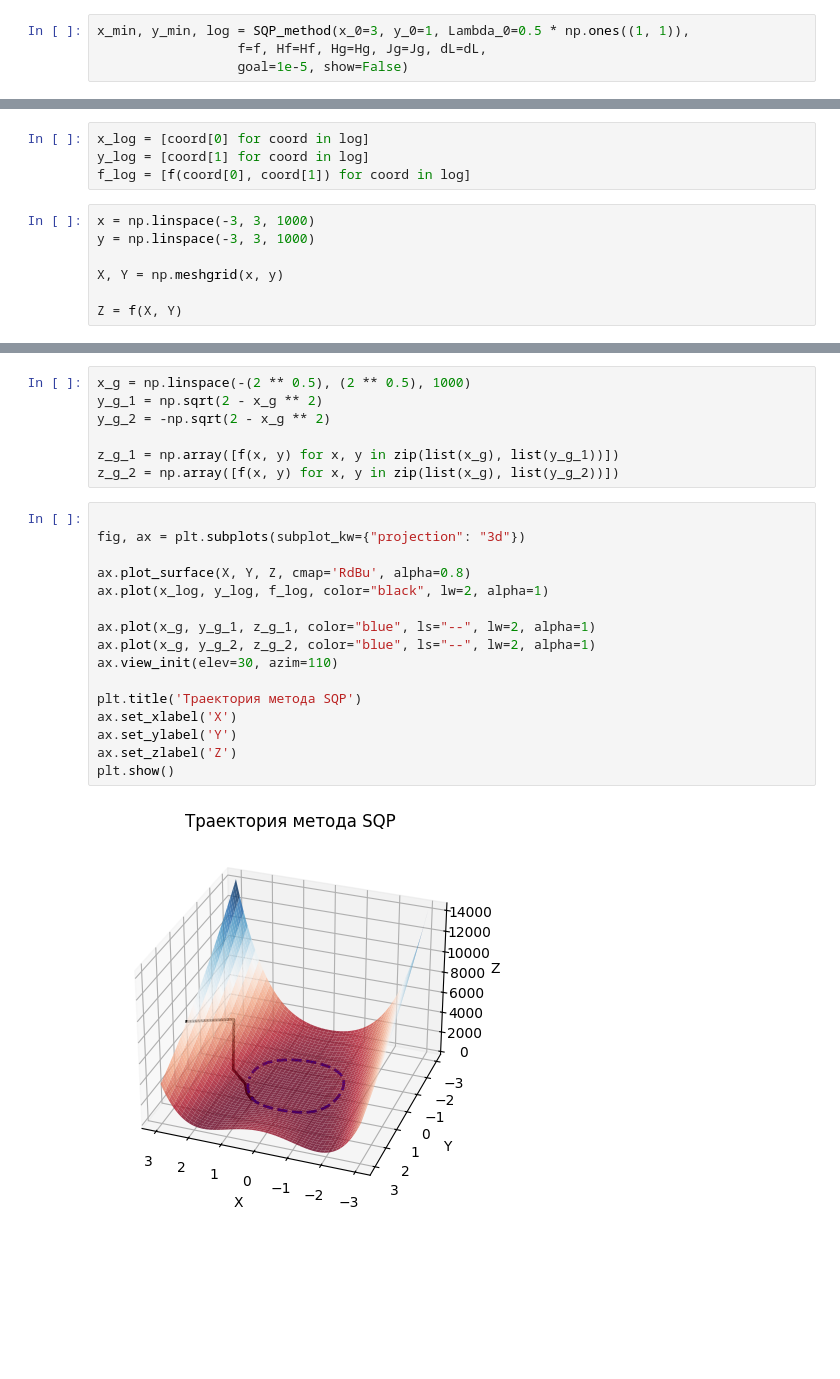
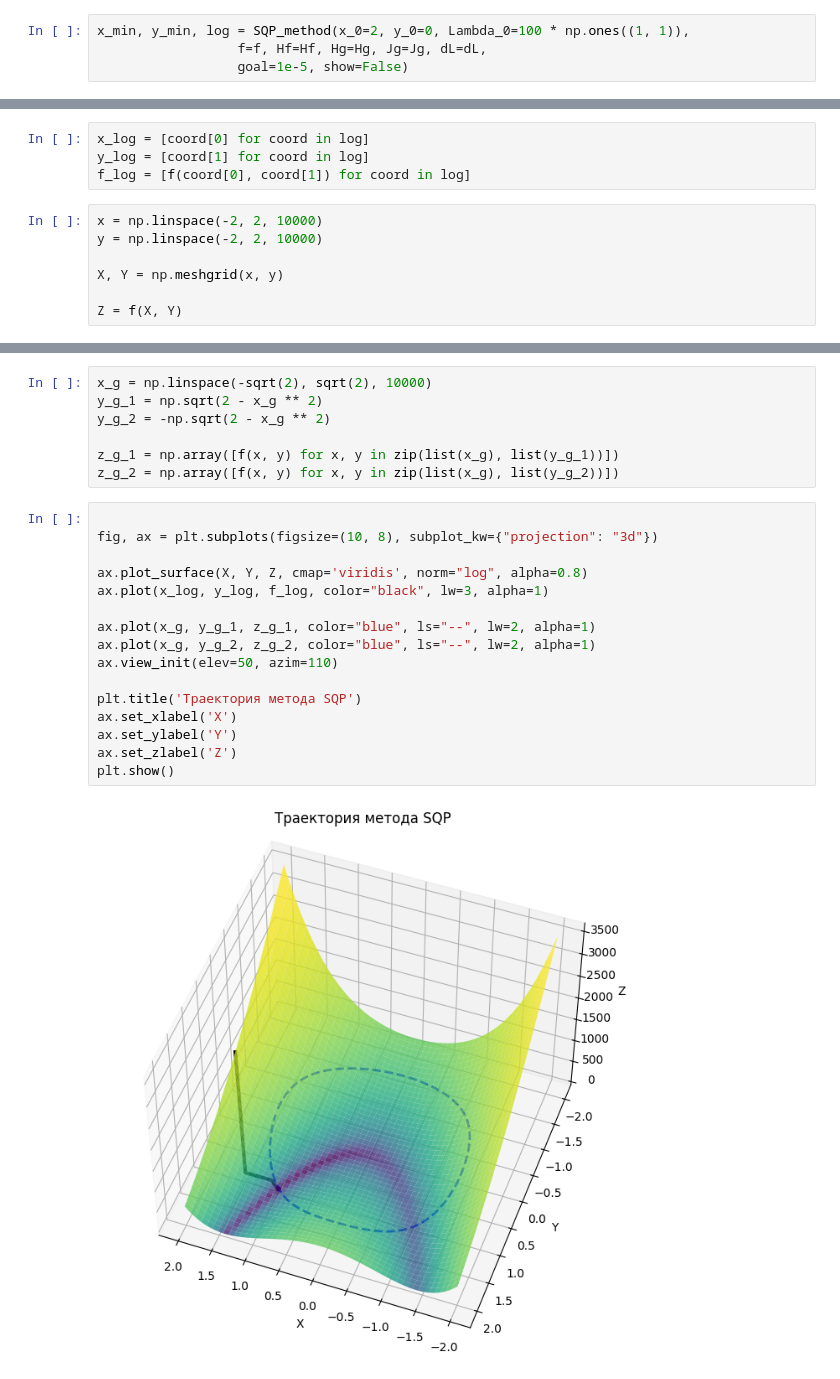
Before and after one commit to Egar02/Optimization-methods, a Jupyter notebook: notebooks/SQP.ipynb, the cells around one changed output, grey strips where cells are left out. Saved outputs shown, nothing was run; the diff lists cells and outputs as text; blank space fills up the shorter version.

```diff
--- a/notebooks/SQP.ipynb
+++ b/notebooks/SQP.ipynb
@@ -71,7 +71,7 @@ def dL(x, y, Lambda):
 
     return np.vstack([L1, L2])
 # %%
-x_min, y_min, log = SQP_method(x_0=3, y_0=1, Lambda_0=0.5 * np.ones((1, 1)),
+x_min, y_min, log = SQP_method(x_0=2, y_0=0, Lambda_0=100 * np.ones((1, 1)),
                   f=f, Hf=Hf, Hg=Hg, Jg=Jg, dL=dL,
                   goal=1e-5, show=False)
 # %% [output]
@@ -87,8 +87,8 @@ x_log = [coord[0] for coord in log]
 y_log = [coord[1] for coord in log]
 f_log = [f(coord[0], coord[1]) for coord in log]
 # %%
-x = np.linspace(-3, 3, 1000)
-y = np.linspace(-3, 3, 1000)
+x = np.linspace(-2, 2, 10000)
+y = np.linspace(-2, 2, 10000)
 
 X, Y = np.meshgrid(x, y)
 
@@ -96,5 +98,5 @@ Z = f(X, Y)
 # %%
-x_g = np.linspace(-(2 ** 0.5), (2 ** 0.5), 1000)
+x_g = np.linspace(-sqrt(2), sqrt(2), 10000)
 y_g_1 = np.sqrt(2 - x_g ** 2)
 y_g_2 = -np.sqrt(2 - x_g ** 2)
 
@@ -102,19 +104,19 @@ z_g_1 = np.array([f(x, y) for x, y in zip(list(x_g), list(y_g_1))])
 z_g_2 = np.array([f(x, y) for x, y in zip(list(x_g), list(y_g_2))])
 # %%
 
-fig, ax = plt.subplots(subplot_kw={"projection": "3d"})
+fig, ax = plt.subplots(figsize=(10, 8), subplot_kw={"projection": "3d"})
 
-ax.plot_surface(X, Y, Z, cmap='RdBu', alpha=0.8)
-ax.plot(x_log, y_log, f_log, color="black", lw=2, alpha=1)
+ax.plot_surface(X, Y, Z, cmap='viridis', norm="log", alpha=0.8)
+ax.plot(x_log, y_log, f_log, color="black", lw=3, alpha=1)
 
 ax.plot(x_g, y_g_1, z_g_1, color="blue", ls="--", lw=2, alpha=1)
 ax.plot(x_g, y_g_2, z_g_2, color="blue", ls="--", lw=2, alpha=1)
-ax.view_init(elev=30, azim=110)
+ax.view_init(elev=50, azim=110)
 
 plt.title('Траектория метода SQP')
 ax.set_xlabel('X')
 ax.set_ylabel('Y')
 ax.set_zlabel('Z')
 plt.show()
 # %% [output]
-[figure, old version]
+[figure, new version]
```
Also changed, not shown: parts of 2 cells of this notebook.
